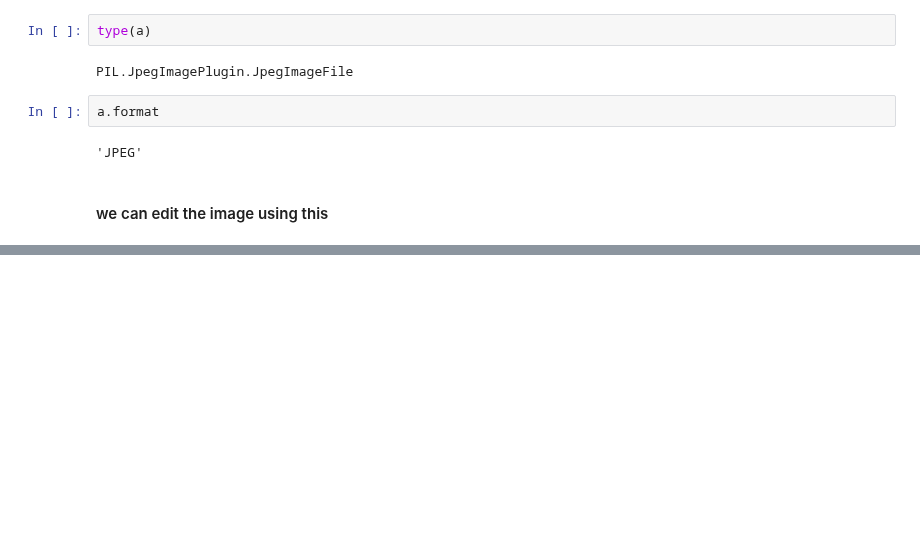
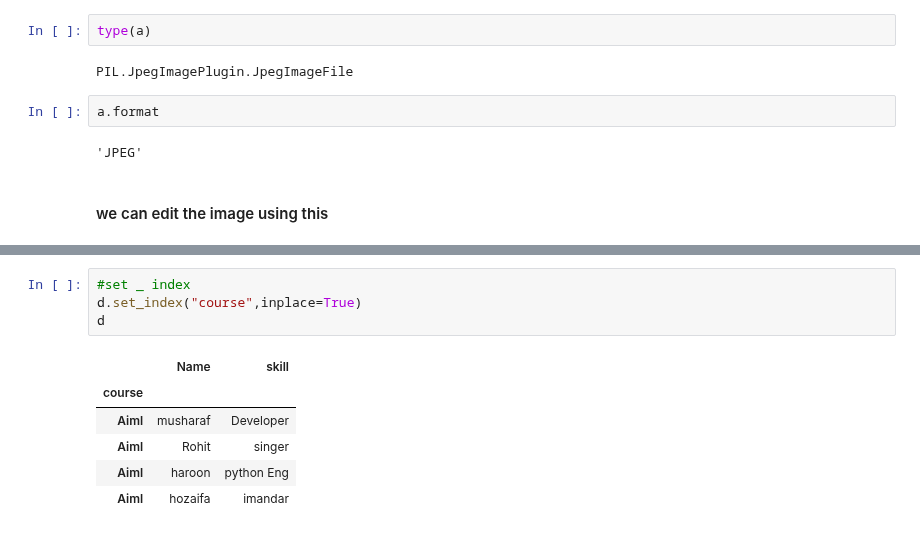
Before and after one commit to musharafaltaf/anacondaPractice, a Jupyter notebook: numpyexample.ipynb, the cells around one changed output, grey strips where cells are left out. Drawn from its saved outputs; the diff is of its cells as text; blank space fills up the shorter version.

```diff
--- a/numpyexample.ipynb
+++ b/numpyexample.ipynb
@@ -633,0 +742,11 @@ a.format
+# %%
+#set _ index
+d.set_index("course",inplace=True)
+d
+# %% [output]
+|  | Name | skill |
+| course |  |  |
+| Aiml | musharaf | Developer |
+| Aiml | Rohit | singer |
+| Aiml | haroon | python Eng |
+| Aiml | hozaifa | imandar |
```
Also changed, not shown: parts of 19 cells of this notebook.
